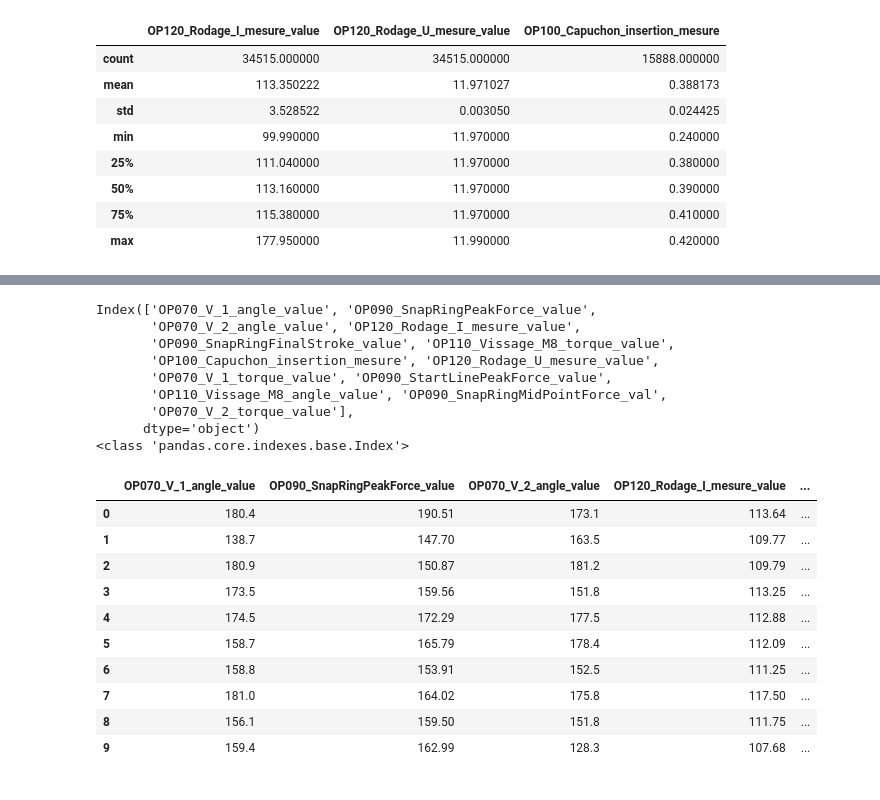
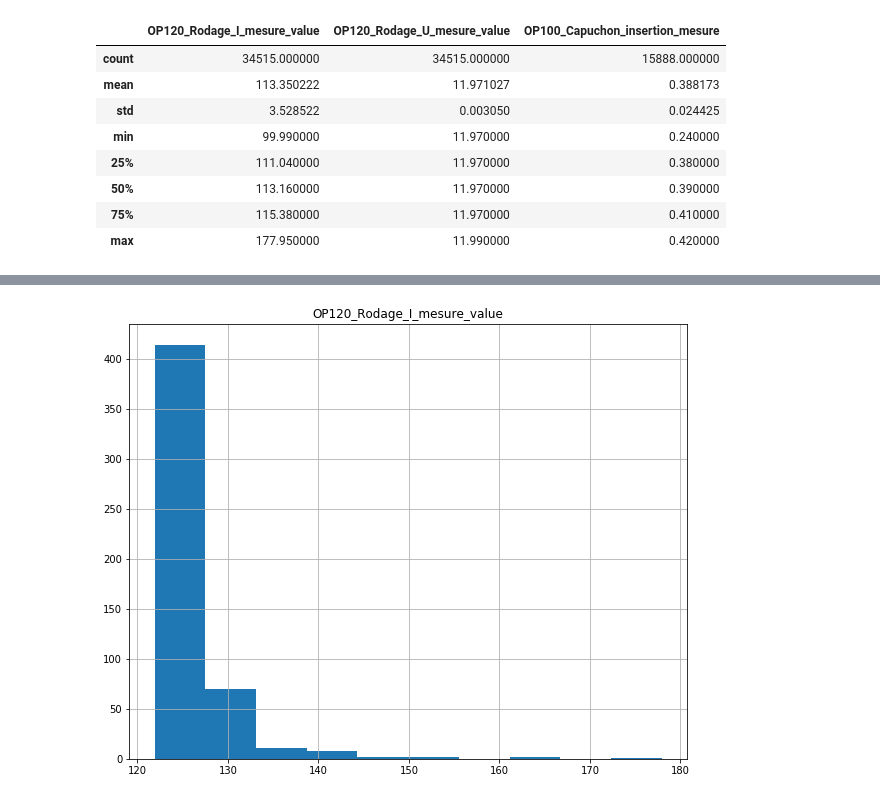
Before and after one commit to W-Alphonse/EXED-Training, a Jupyter notebook: ___VALEO/src/notebooks/valeo.ipynb, the cells around one changed output, grey strips where cells are left out. Drawn from its saved outputs; the diff is of its cells as text; code cells hidden in the pictures.

```diff
--- a/___VALEO/src/notebooks/valeo.ipynb
+++ b/___VALEO/src/notebooks/valeo.ipynb
@@ -177,3 +200,7 @@ data[["OP120_Rodage_I_mesure_value","OP120_Rodage_U_mesure_value","OP100_Capucho
 | 50% | 113.160000 | 11.970000 | 0.390000 |
 | 75% | 115.380000 | 11.970000 | 0.410000 |
 | max | 177.950000 | 11.990000 | 0.420000 |
+# %%
+# Q3 + 1,5*IQR = 115.38 + 1,5 * 4,34 = 121,89
+filter_q3 = data["OP120_Rodage_I_mesure_value"] > 121.89
+data[filter_q3].count()
@@ -179,0 +223,5 @@ data[["OP120_Rodage_I_mesure_value","OP120_Rodage_U_mesure_value","OP100_Capucho
+# %%
+data.loc[filter_q3, ["OP120_Rodage_I_mesure_value"]].hist(bins=10, figsize=(10,8))
+plt.show()
+# %% [output]
+[figure, added]
@@ -194,41 +268 @@ def dataFrameImputer(dfToImpute, imputer):
     return dfToImpute
-# %%
-#----------------------
-# DONT RETAIN THIS CODE
-#----------------------
-# explicitly require this experimental feature
-from sklearn.experimental import enable_iterative_imputer
-# now you can import normally from sklearn.impute
-from sklearn.impute import IterativeImputer
-from sklearn.linear_model import BayesianRidge
-
-print(data_num_features.columns)
-cols = data_num_features.columns
-print (type(cols))
-imputer = IterativeImputer(BayesianRidge())
-data_num_features = pd.DataFrame(imputer.fit_transform(data_num_features))
-data_num_features.columns = cols
-data_num_features.head(10)
-
-# data_num_features1 = dataFrameImputer(data_num_features, IterativeImputer(BayesianRidge()))
-# %% [output]
-Index(['OP070_V_1_angle_value', 'OP090_SnapRingPeakForce_value',
-       'OP070_V_2_angle_value', 'OP120_Rodage_I_mesure_value',
-       'OP090_SnapRingFinalStroke_value', 'OP110_Vissage_M8_torque_value',
-       'OP100_Capuchon_insertion_mesure', 'OP120_Rodage_U_mesure_value',
-       'OP070_V_1_torque_value', 'OP090_StartLinePeakForce_value',
-       'OP110_Vissage_M8_angle_value', 'OP090_SnapRingMidPointForce_val',
-       'OP070_V_2_torque_value'],
-      dtype='object')
-<class 'pandas.core.indexes.base.Index'>
-|  | OP070_V_1_angle_value | OP090_SnapRingPeakForce_value | OP070_V_2_angle_value | OP120_Rodage_I_mesure_value | ... |
-| 0 | 180.4 | 190.51 | 173.1 | 113.64 | ... |
-| 1 | 138.7 | 147.70 | 163.5 | 109.77 | ... |
-| 2 | 180.9 | 150.87 | 181.2 | 109.79 | ... |
-| 3 | 173.5 | 159.56 | 151.8 | 113.25 | ... |
-| 4 | 174.5 | 172.29 | 177.5 | 112.88 | ... |
-| 5 | 158.7 | 165.79 | 178.4 | 112.09 | ... |
-| 6 | 158.8 | 153.91 | 152.5 | 111.25 | ... |
-| 7 | 181.0 | 164.02 | 175.8 | 117.50 | ... |
-| 8 | 156.1 | 159.50 | 151.8 | 111.75 | ... |
-| 9 | 159.4 | 162.99 | 128.3 | 107.68 | ... |
```
Also changed, not shown: parts of 29 cells of this notebook, 9 other files.
